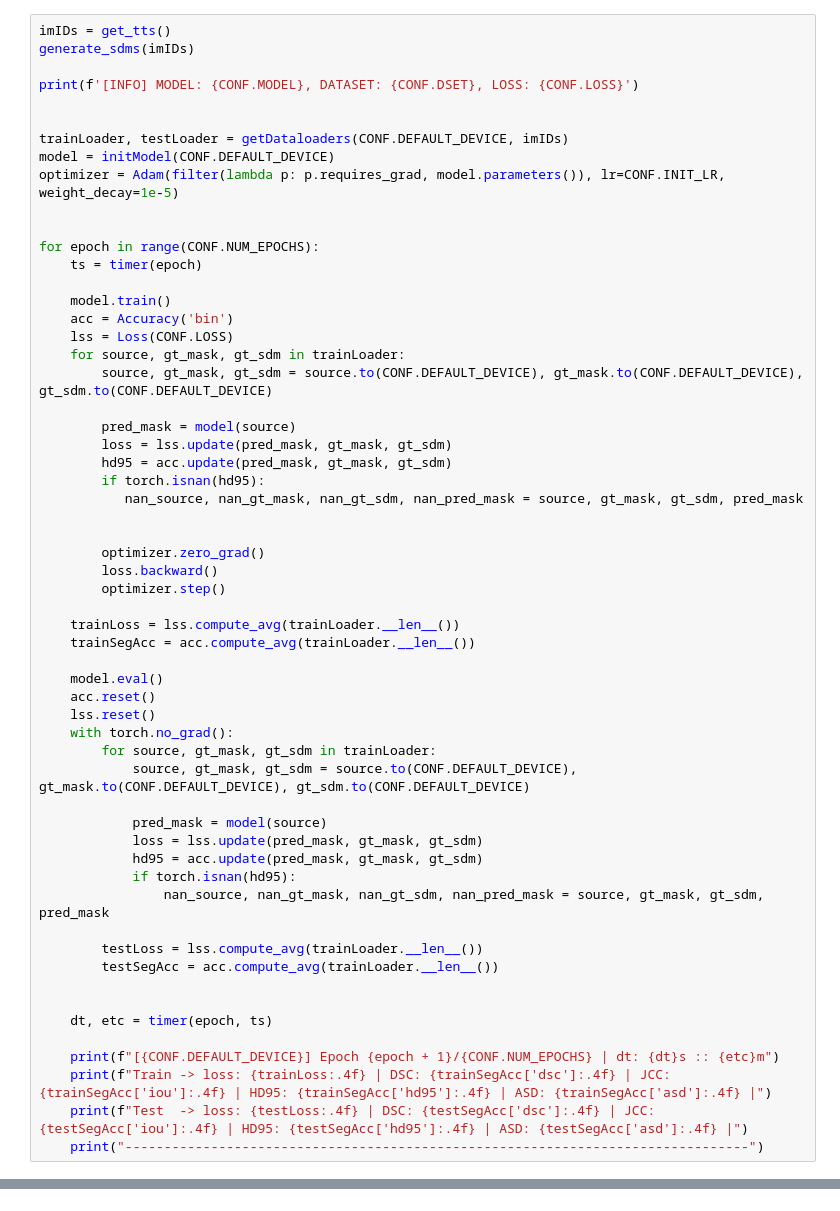
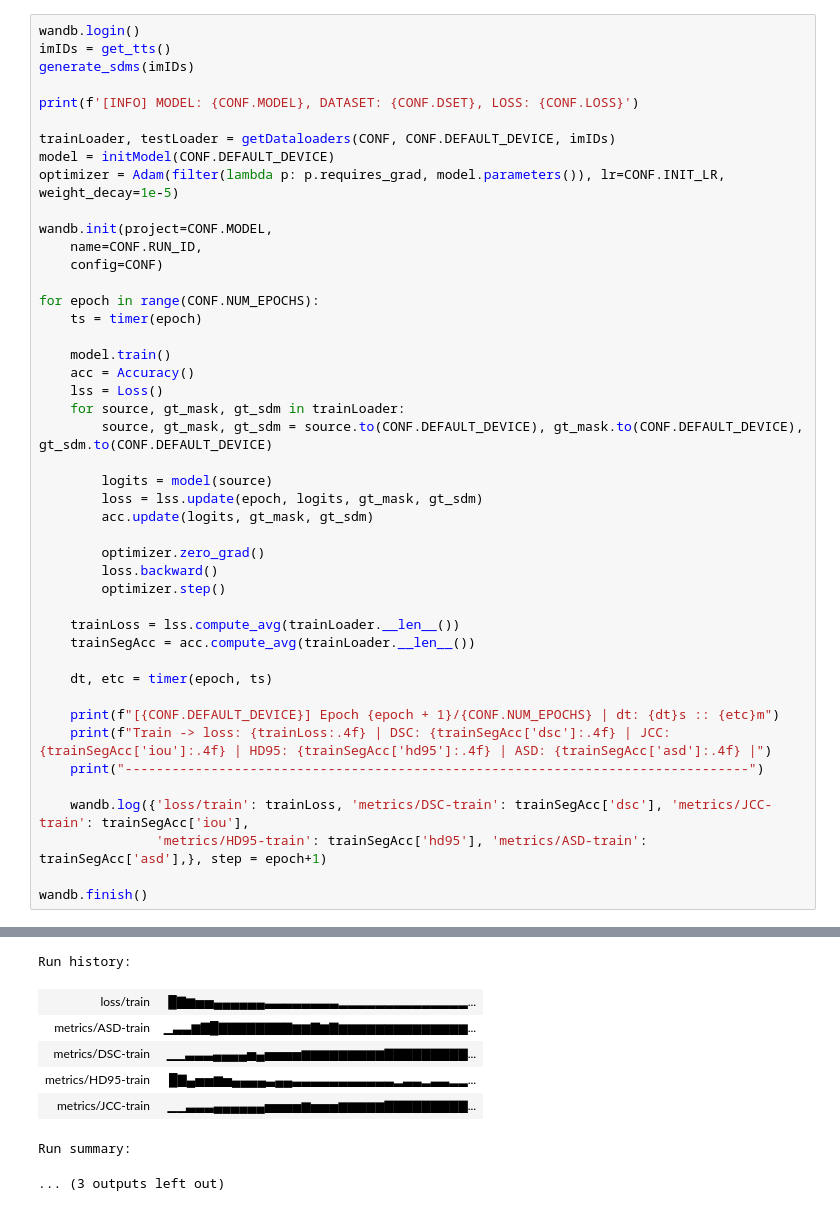
Before and after one commit to ZipZaap/MobaNet, a Jupyter notebook: notebooks/train.ipynb, the cells around one changed output, grey strips where cells are left out. Cells and saved outputs as stored; diff of their text form.

```diff
--- a/notebooks/train.ipynb
+++ b/notebooks/train.ipynb
@@ -20,30 +22,30 @@ from configs import CONF
 # %%
+wandb.login()
 imIDs = get_tts()
 generate_sdms(imIDs)
 
 print(f'[INFO] MODEL: {CONF.MODEL}, DATASET: {CONF.DSET}, LOSS: {CONF.LOSS}')
 
-
-trainLoader, testLoader = getDataloaders(CONF.DEFAULT_DEVICE, imIDs)
+trainLoader, testLoader = getDataloaders(CONF, CONF.DEFAULT_DEVICE, imIDs)
 model = initModel(CONF.DEFAULT_DEVICE)
 optimizer = Adam(filter(lambda p: p.requires_grad, model.parameters()), lr=CONF.INIT_LR, weight_decay=1e-5)
 
+wandb.init(project=CONF.MODEL,
+    name=CONF.RUN_ID,
+    config=CONF)
 
 for epoch in range(CONF.NUM_EPOCHS):
     ts = timer(epoch)
 
     model.train()
-    acc = Accuracy('bin')
-    lss = Loss(CONF.LOSS)
+    acc = Accuracy()
+    lss = Loss()
     for source, gt_mask, gt_sdm in trainLoader:
         source, gt_mask, gt_sdm = source.to(CONF.DEFAULT_DEVICE), gt_mask.to(CONF.DEFAULT_DEVICE), gt_sdm.to(CONF.DEFAULT_DEVICE)
 
-        pred_mask = model(source)
-        loss = lss.update(pred_mask, gt_mask, gt_sdm)
-        hd95 = acc.update(pred_mask, gt_mask, gt_sdm)
-        if torch.isnan(hd95):
-           nan_source, nan_gt_mask, nan_gt_sdm, nan_pred_mask = source, gt_mask, gt_sdm, pred_mask
-
+        logits = model(source)
+        loss = lss.update(epoch, logits, gt_mask, gt_sdm)
+        acc.update(logits, gt_mask, gt_sdm)
 
         optimizer.zero_grad()
         loss.backward()
@@ -52,27 +54,14 @@ for epoch in range(CONF.NUM_EPOCHS):
     trainLoss = lss.compute_avg(trainLoader.__len__())
     trainSegAcc = acc.compute_avg(trainLoader.__len__())
 
-    model.eval()
-    acc.reset()
-    lss.reset()
-    with torch.no_grad():
-        for source, gt_mask, gt_sdm in trainLoader:
-            source, gt_mask, gt_sdm = source.to(CONF.DEFAULT_DEVICE), gt_mask.to(CONF.DEFAULT_DEVICE), gt_sdm.to(CONF.DEFAULT_DEVICE)
-
-            pred_mask = model(source)
-            loss = lss.update(pred_mask, gt_mask, gt_sdm)
-            hd95 = acc.update(pred_mask, gt_mask, gt_sdm)
-            if torch.isnan(hd95):
-                nan_source, nan_gt_mask, nan_gt_sdm, nan_pred_mask = source, gt_mask, gt_sdm, pred_mask
-
-        testLoss = lss.compute_avg(trainLoader.__len__())
-        testSegAcc = acc.compute_avg(trainLoader.__len__())
-
-
     dt, etc = timer(epoch, ts)
 
     print(f"[{CONF.DEFAULT_DEVICE}] Epoch {epoch + 1}/{CONF.NUM_EPOCHS} | dt: {dt}s :: {etc}m")
     print(f"Train -> loss: {trainLoss:.4f} | DSC: {trainSegAcc['dsc']:.4f} | JCC: {trainSegAcc['iou']:.4f} | HD95: {trainSegAcc['hd95']:.4f} | ASD: {trainSegAcc['asd']:.4f} |")
-    print(f"Test  -> loss: {testLoss:.4f} | DSC: {testSegAcc['dsc']:.4f} | JCC: {testSegAcc['iou']:.4f} | HD95: {testSegAcc['hd95']:.4f} | ASD: {testSegAcc['asd']:.4f} |")
     print("--------------------------------------------------------------------------------")
+
+    wandb.log({'loss/train': trainLoss, 'metrics/DSC-train': trainSegAcc['dsc'], 'metrics/JCC-train': trainSegAcc['iou'],
+               'metrics/HD95-train': trainSegAcc['hd95'], 'metrics/ASD-train': trainSegAcc['asd'],}, step = epoch+1)
+
+wandb.finish()
 # %% [output]
@@ -96,0 +97,8 @@ KeyboardInterrupt:
+Run history:
+| loss/train | █▇▆▅▅▄▄▄▄▄▄▃▃▃▃▃▃▃▃▂▂▂▂▂▂▂▂▂▂▂▂▂▂... |
+| metrics/ASD-train | ▁▃▃▆▇█▇▇▇▇▇▇▇▇▆▆▇▆▇▆▆▆▆▆▆▆▆▆▆▆▆▆▆... |
+| metrics/DSC-train | ▁▁▃▃▃▄▄▄▄▅▄▅▅▅▅▆▆▆▆▆▆▆▆▆▇▇▇▇▇▇▇▇▇... |
+| metrics/HD95-train | █▇▄▅▅▆▅▄▄▄▄▃▄▄▃▃▃▃▃▃▃▃▃▃▃▂▃▃▂▃▃▂▂... |
+| metrics/JCC-train | ▁▁▃▃▃▄▄▄▄▄▄▅▅▅▅▆▅▅▅▆▆▆▆▆▇▇▇▇▇▇▇▇▇... |
+Run summary:
+... (3 outputs left out)
```
Also changed, not shown: parts of 12 cells of this notebook, 7 other files.
